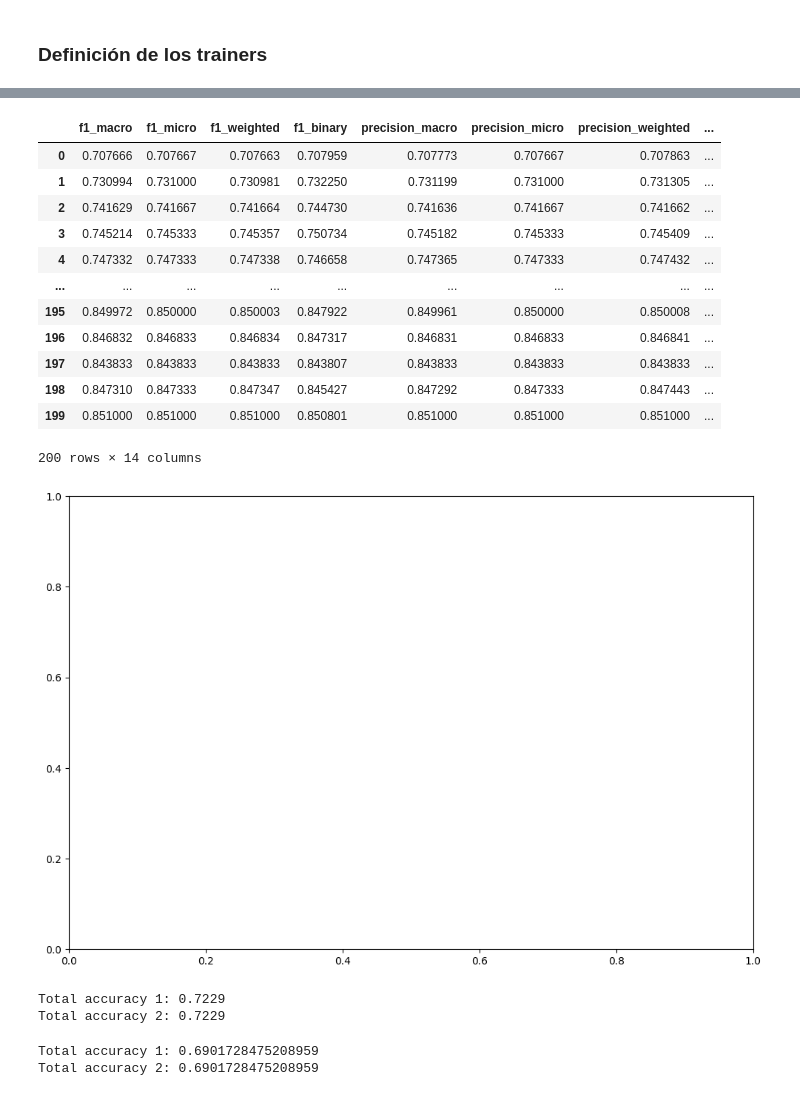
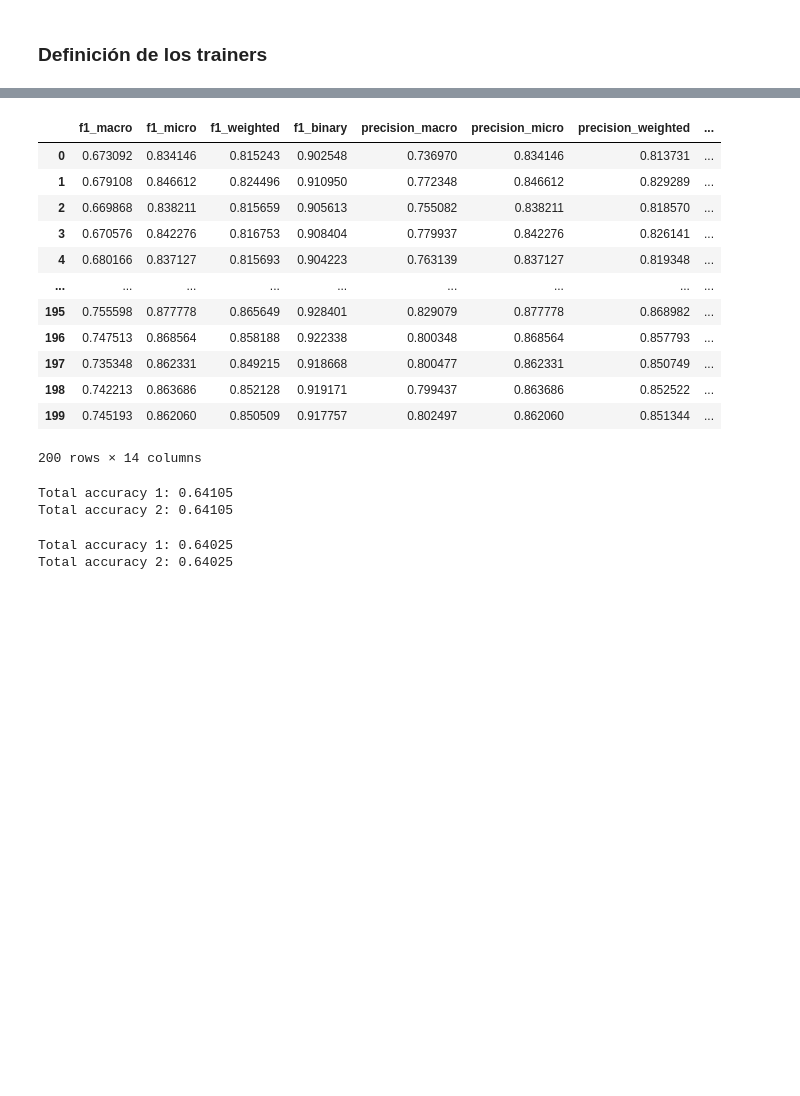
Before and after one commit to kokeitor/Twitter-Mental-Health-Classification, a Jupyter notebook: tw_classification_kaggle.ipynb, the cells around one changed output, grey strips where cells are left out. Cells and saved outputs as stored; diff of their text form; code cells hidden in the pictures; blank space fills up the shorter version.

```diff
--- a/tw_classification_kaggle.ipynb
+++ b/tw_classification_kaggle.ipynb
@@ -1823,5 +2050,5 @@ device(type='cuda')
 # %%
-## Twitter dataset
-TW_TORCH_DATA = TwTorchData(df = df, label_field_name ='label', text_field_name = 'post_text')
-TW_TORCH_DATA_JD = TwTorchData(df = df_solo_jan_dec, label_field_name ='label', text_field_name = 'post_text')
-TW_TORCH_DATA_CLEAN = TwTorchData(df = df_clean, label_field_name ='label', text_field_name = 'post_text')
+## Twitter datasets
+TW_TORCH_DATA_CLEAN_1 = TwTorchData(df = df_clean_1, label_field_name ='label', text_field_name = 'post_text')
+TW_TORCH_DATA_CLEAN_2 = TwTorchData(df = df_clean_2, label_field_name ='label', text_field_name = 'post_text')
+TW_TORCH_DATA_JD = TwTorchData(df = df_clean_jd, label_field_name ='label', text_field_name = 'post_text')
@@ -2195,7 +2415,7 @@ CONFIG ={
                         "emergency_save_path": MODEL_SAVE_PATH+"/conv_net",
                         "config" : {
                                     "drop_out_prob" : 0.2,
-                                    "batch_norm" : True
+                                    "batch_norm" : False
                                   }
 
                     },
@@ -2215,7 +2435,7 @@ CONFIG ={
                         },
             "training_args": {
                               "output_dir" : CHECK_POINT_PATH,
-                              "eval_strategy" : "epoch", #iter
+                              "eval_strategy" : "epoch", #or iter
                               "save_strategy" : "epoch",
                               "load_best_model_at_end":True,
                               "report_to":"",
@@ -2267,11 +2491,11 @@ except Exception as e:
 # MODEL
 model = NeuralConvNet(
                     num_classes = CONFIG["problem"].get("num_labels"),
-                    input_size = TW_TORCH_DATA.x.shape[1],
+                    input_size = TW_TORCH_DATA_CLEAN_1.x.shape[1], # 384 -> SBERT embeddings dimension
                     p = CONFIG["model"]["config"].get("drop_out_prob",0.2),
                     batch_norm =  CONFIG["model"]["config"].get("batch_norm", False)
                     ).to(device)
-# OPTIMIZER
+# OPTIMIZER - ADAM
 optimizer = torch.optim.Adam(
                             params = model.parameters(),
                             lr=CONFIG["training_args"]["optimizer"].get("learning_rate",0.2),
@@ -2281,7 +2505,7 @@ optimizer = torch.optim.Adam(
                                     ),
                             eps=CONFIG["training_args"]["optimizer"].get("adam_epsilon",1e-08))
 
-# LOSS
+# LOSS - CROSS ENTROPY LOSS
 #loss = nn.BCELoss(weight=None, size_average=None, reduce=None, reduction='mean')
 loss = nn.CrossEntropyLoss()
 # %% [output]
@@ -2296,8 +2520,8 @@ Se definen varios trainers. En este caso cada uno comparte modelo, loss y optimi
 # %%
 # TRAINERS
-trainer_original_data = Trainer(
+trainer_df_1 = Trainer(
                 model = model ,
-                dataset=TW_TORCH_DATA ,
+                dataset=TW_TORCH_DATA_CLEAN_1 ,
                 loss=loss,
                 optimizer=optimizer,
                 eval_metric=compute_metrics,
@@ -2305,7 +2529,16 @@ trainer_original_data = Trainer(
                 plot = False)
 
 
-trainer_original_jd_data = Trainer(
+trainer_df_2 = Trainer(
+                model = model ,
+                dataset=TW_TORCH_DATA_CLEAN_2 ,
+                loss=loss,
+                optimizer=optimizer,
+                eval_metric=compute_metrics,
+                configuration=CONFIG,
+                plot = False)
+
+trainer_df_jd = Trainer(
                 model = model ,
                 dataset=TW_TORCH_DATA_JD ,
                 loss=loss,
@@ -2313,13 +2546,4 @@ trainer_original_jd_data = Trainer(
                 eval_metric=compute_metrics,
                 configuration=CONFIG,
                 plot = False)
-
-trainer_original_clean_data = Trainer(
-                model = model ,
-                dataset=TW_TORCH_DATA_CLEAN ,
-                loss=loss,
-                optimizer=optimizer,
-                eval_metric=compute_metrics,
-                configuration=CONFIG,
-                plot = False)
 # %%
@@ -2359,28 +2581,27 @@ trainer_original_jd_data.train()
 # %%
-trainer_original_clean_data.train()
+trainer_df_jd.train()
 # %% [output]
 |  | f1_macro | f1_micro | f1_weighted | f1_binary | precision_macro | precision_micro | precision_weighted | ... |
-| 0 | 0.707666 | 0.707667 | 0.707663 | 0.707959 | 0.707773 | 0.707667 | 0.707863 | ... |
-| 1 | 0.730994 | 0.731000 | 0.730981 | 0.732250 | 0.731199 | 0.731000 | 0.731305 | ... |
-| 2 | 0.741629 | 0.741667 | 0.741664 | 0.744730 | 0.741636 | 0.741667 | 0.741662 | ... |
-| 3 | 0.745214 | 0.745333 | 0.745357 | 0.750734 | 0.745182 | 0.745333 | 0.745409 | ... |
-| 4 | 0.747332 | 0.747333 | 0.747338 | 0.746658 | 0.747365 | 0.747333 | 0.747432 | ... |
+| 0 | 0.673092 | 0.834146 | 0.815243 | 0.902548 | 0.736970 | 0.834146 | 0.813731 | ... |
+| 1 | 0.679108 | 0.846612 | 0.824496 | 0.910950 | 0.772348 | 0.846612 | 0.829289 | ... |
+| 2 | 0.669868 | 0.838211 | 0.815659 | 0.905613 | 0.755082 | 0.838211 | 0.818570 | ... |
+| 3 | 0.670576 | 0.842276 | 0.816753 | 0.908404 | 0.779937 | 0.842276 | 0.826141 | ... |
+| 4 | 0.680166 | 0.837127 | 0.815693 | 0.904223 | 0.763139 | 0.837127 | 0.819348 | ... |
 | ... | ... | ... | ... | ... | ... | ... | ... | ... |
-| 195 | 0.849972 | 0.850000 | 0.850003 | 0.847922 | 0.849961 | 0.850000 | 0.850008 | ... |
-| 196 | 0.846832 | 0.846833 | 0.846834 | 0.847317 | 0.846831 | 0.846833 | 0.846841 | ... |
-| 197 | 0.843833 | 0.843833 | 0.843833 | 0.843807 | 0.843833 | 0.843833 | 0.843833 | ... |
-| 198 | 0.847310 | 0.847333 | 0.847347 | 0.845427 | 0.847292 | 0.847333 | 0.847443 | ... |
-| 199 | 0.851000 | 0.851000 | 0.851000 | 0.850801 | 0.851000 | 0.851000 | 0.851000 | ... |
+| 195 | 0.755598 | 0.877778 | 0.865649 | 0.928401 | 0.829079 | 0.877778 | 0.868982 | ... |
+| 196 | 0.747513 | 0.868564 | 0.858188 | 0.922338 | 0.800348 | 0.868564 | 0.857793 | ... |
+| 197 | 0.735348 | 0.862331 | 0.849215 | 0.918668 | 0.800477 | 0.862331 | 0.850749 | ... |
+| 198 | 0.742213 | 0.863686 | 0.852128 | 0.919171 | 0.799437 | 0.863686 | 0.852522 | ... |
+| 199 | 0.745193 | 0.862060 | 0.850509 | 0.917757 | 0.802497 | 0.862060 | 0.851344 | ... |
 200 rows × 14 columns
-[figure, removed]
 # %%
-trainer_original_data.predict()
+trainer_df_1.predict()
 # %% [output]
-Total accuracy 1: 0.7229
-Total accuracy 2: 0.7229
+Total accuracy 1: 0.64105
+Total accuracy 2: 0.64105
 # %%
-trainer_original_jd_data.predict()
+trainer_df_2.predict()
 # %% [output]
-Total accuracy 1: 0.6901728475208959
-Total accuracy 2: 0.6901728475208959
+Total accuracy 1: 0.64025
+Total accuracy 2: 0.64025
 # %%
```
Also changed, not shown: parts of 123 cells of this notebook, 3 other files.
